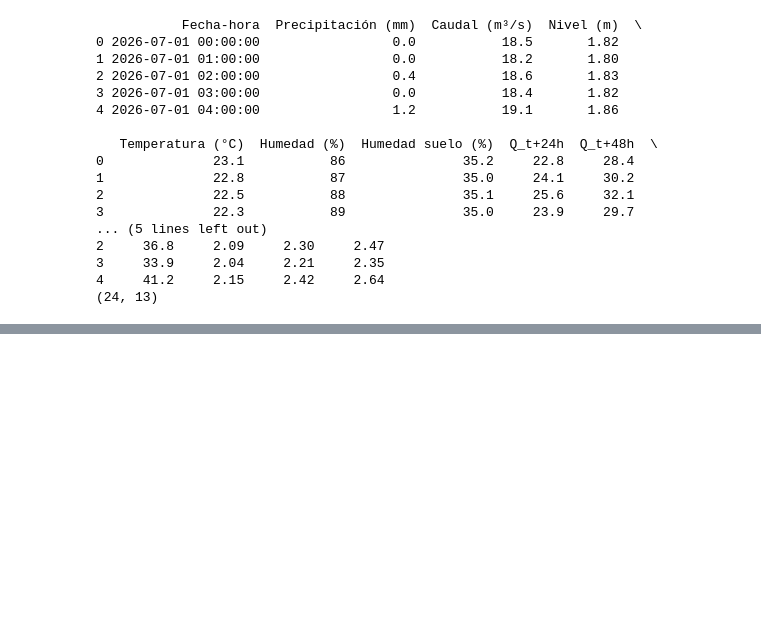
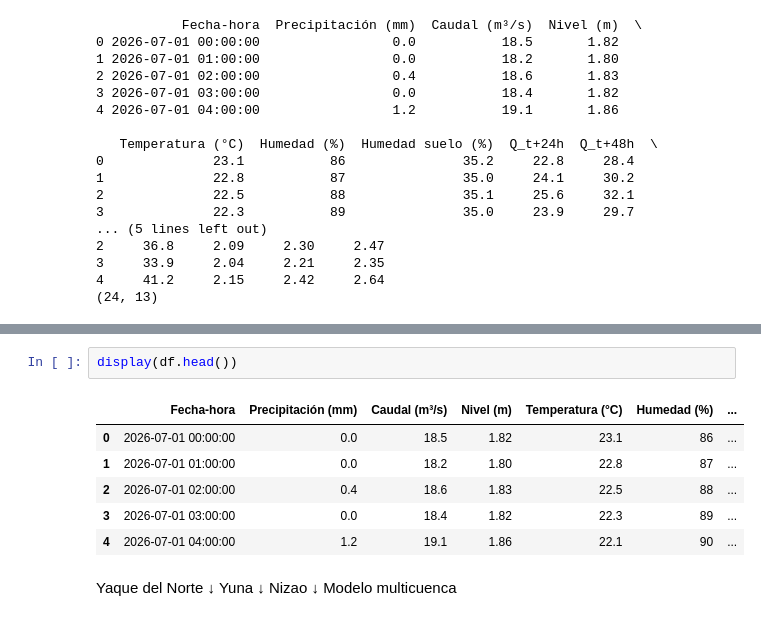
Before and after one commit to ender638/HydroLSTM, a Jupyter notebook: Te_damos_la_bienvenida_a_Colaboratory.ipynb, the cells around one changed output, grey strips where cells are left out. Drawn from its saved outputs; the diff is of its cells as text; blank space fills up the shorter version.

```diff
--- a/Te_damos_la_bienvenida_a_Colaboratory.ipynb
+++ b/Te_damos_la_bienvenida_a_Colaboratory.ipynb
@@ -257,0 +574,17 @@ print(df.shape)
+# %%
+display(df.head())
+# %% [output]
+|  | Fecha-hora | Precipitación (mm) | Caudal (m³/s) | Nivel (m) | Temperatura (°C) | Humedad (%) | ... |
+| 0 | 2026-07-01 00:00:00 | 0.0 | 18.5 | 1.82 | 23.1 | 86 | ... |
+| 1 | 2026-07-01 01:00:00 | 0.0 | 18.2 | 1.80 | 22.8 | 87 | ... |
+| 2 | 2026-07-01 02:00:00 | 0.4 | 18.6 | 1.83 | 22.5 | 88 | ... |
+| 3 | 2026-07-01 03:00:00 | 0.0 | 18.4 | 1.82 | 22.3 | 89 | ... |
+| 4 | 2026-07-01 04:00:00 | 1.2 | 19.1 | 1.86 | 22.1 | 90 | ... |
+# %% [markdown]
+Yaque del Norte
+       ↓
+Yuna
+       ↓
+Nizao
+       ↓
+Modelo multicuenca
```
Also changed, not shown: parts of 18 cells of this notebook.
